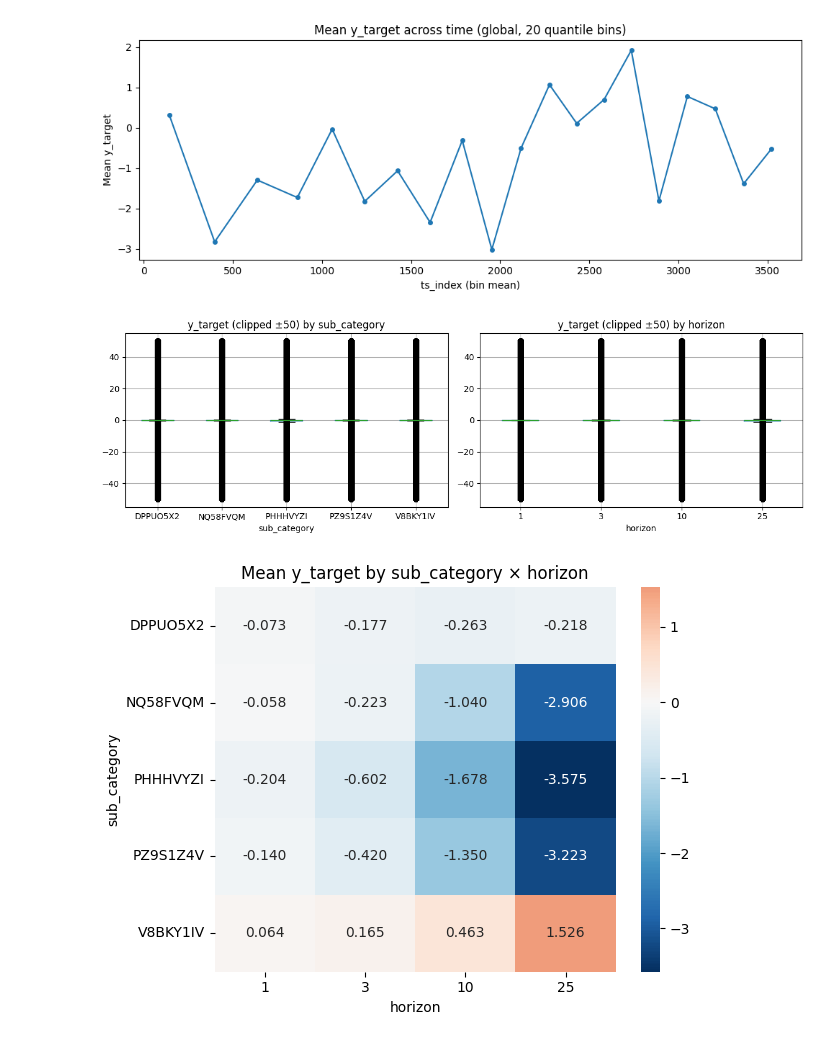
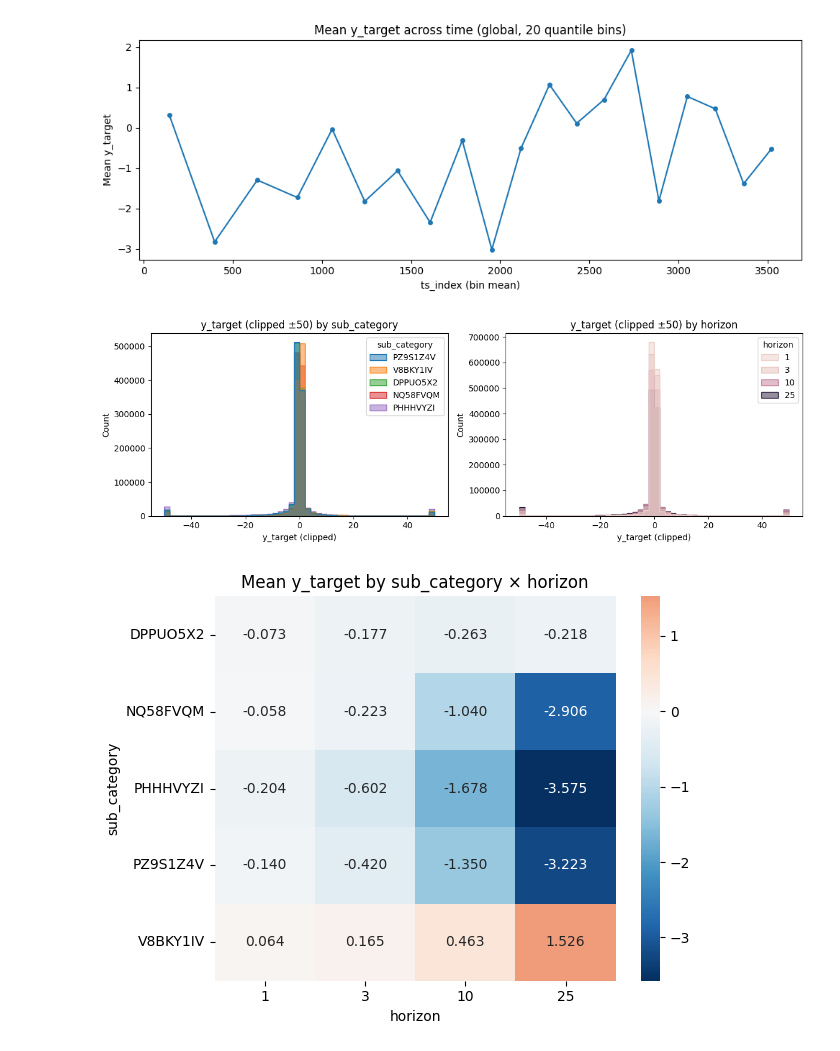
Before and after one commit to smakamali/hedge_fund_forecasting, a Jupyter notebook: eda-notebook.ipynb, the cells around one changed output. Drawn from its saved outputs; the diff is of its cells as text; code cells hidden in the pictures.

```diff
--- a/eda-notebook.ipynb
+++ b/eda-notebook.ipynb
@@ -212,22 +212,21 @@ plt.show()
 # %% [output]
 [figure]
 # %%
-# 8) Box plots: y_target by sub_category and by horizon
+# 8) Histograms: y_target by sub_category and by horizon
 fig, axes = plt.subplots(1, 2, figsize=(12, 4))
 # Clip extreme y_target for visibility
 y_clip = pdf['y_target'].clip(-50, 50)
 pdf_temp = pdf.assign(y_clip=y_clip)
-pdf_temp.boxplot(column='y_clip', by='sub_category', ax=axes[0])
+sns.histplot(data=pdf_temp, x='y_clip', hue='sub_category', ax=axes[0], bins=50, alpha=0.5, element='step')
 axes[0].set_title('y_target (clipped ±50) by sub_category')
-axes[0].set_xlabel('sub_category')
-pdf_temp.boxplot(column='y_clip', by='horizon', ax=axes[1])
+axes[0].set_xlabel('y_target (clipped)')
+sns.histplot(data=pdf_temp, x='y_clip', hue='horizon', ax=axes[1], bins=50, alpha=0.5, element='step')
 axes[1].set_title('y_target (clipped ±50) by horizon')
-axes[1].set_xlabel('horizon')
-plt.suptitle('')
+axes[1].set_xlabel('y_target (clipped)')
 plt.tight_layout()
 plt.show()
 # %% [output]
-[figure, old version]
+[figure, new version]
 # %%
 # 9) Heatmap: mean y_target by (sub_category, horizon)
 import seaborn as sns
```
Also changed, not shown: parts of 3 cells of this notebook, 19 other files.
